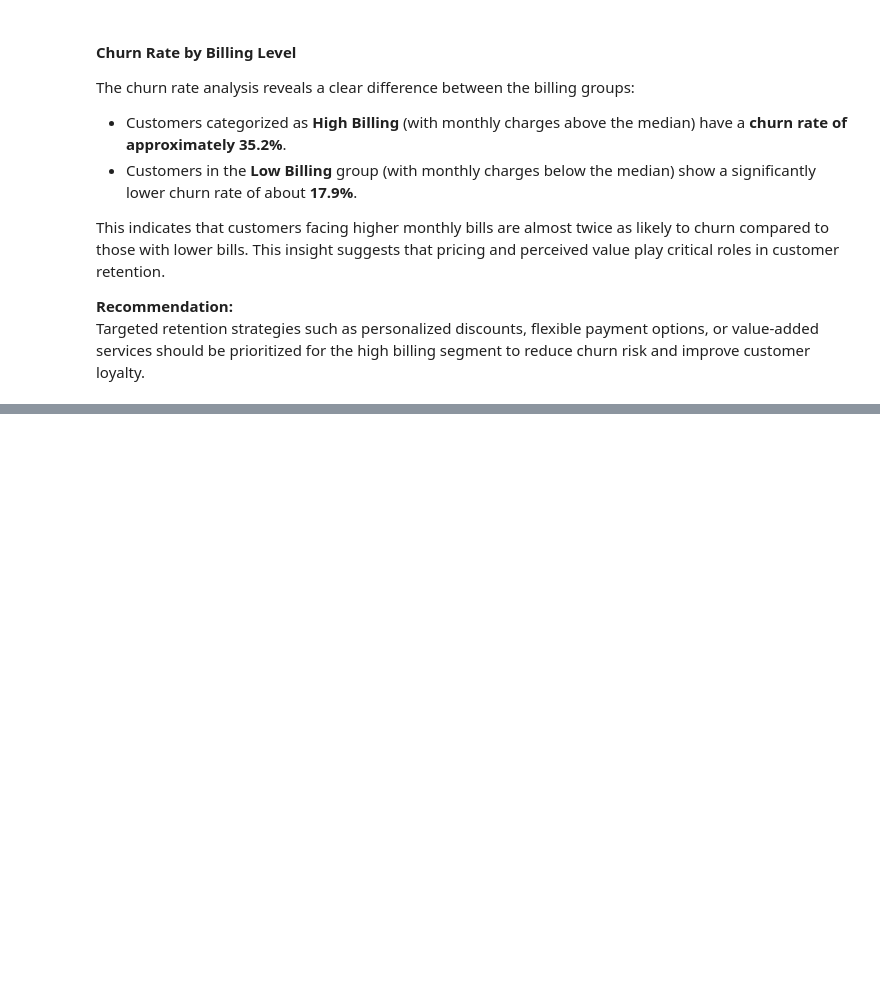
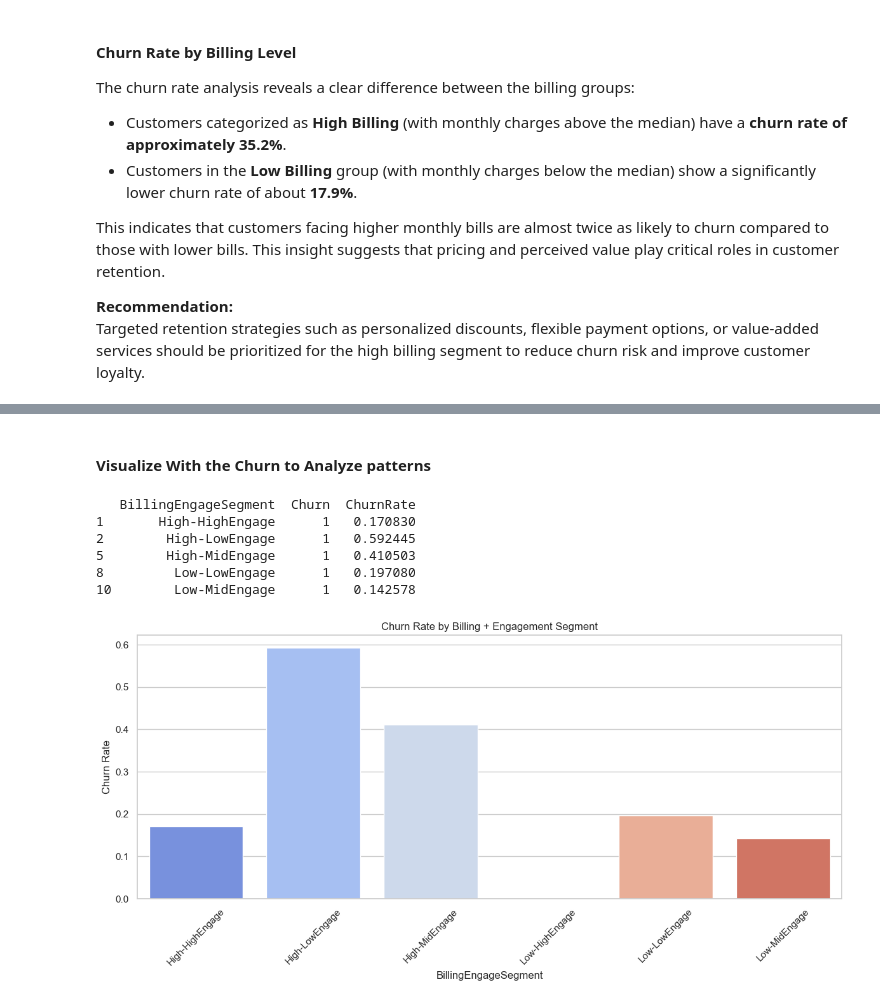
Before and after one commit to yugan243/Telco-Customer-Churn, a Jupyter notebook: Notebooks/2_class_imbalance_analysis.ipynb, the cells around one changed output, grey strips where cells are left out. Cells and saved outputs as stored; diff of their text form; code cells hidden in the pictures; blank space fills up the shorter version.

```diff
--- a/Notebooks/2_class_imbalance_analysis.ipynb
+++ b/Notebooks/2_class_imbalance_analysis.ipynb
@@ -398,0 +508,42 @@ Targeted retention strategies such as personalized discounts, flexible payment o
+# %% [markdown]
+#### Visualize With the Churn to Analyze patterns
+# %%
+# Calculate churn rates for each segment
+churn_rates = (
+    df.groupby('BillingEngageSegment')['Churn']
+    .value_counts(normalize=True)
+    .rename('ChurnRate')
+    .reset_index()
+    .query('Churn == 1')
+)
+
+print(churn_rates)
+
+# define custom logical order
+segment_order = sorted(df['BillingEngageSegment'].unique())
+churn_rates['BillingEngageSegment'] = pd.Categorical(
+    churn_rates['BillingEngageSegment'], categories=segment_order, ordered=True
+)
+
+# Visualize
+plt.figure(figsize=(12, 6))
+sns.barplot(
+    data=churn_rates,
+    x='BillingEngageSegment',
+    y='ChurnRate',
+    palette='coolwarm'
+)
+plt.xticks(rotation=45)
+plt.title('Churn Rate by Billing + Engagement Segment')
+plt.ylabel('Churn Rate')
+plt.xlabel('BillingEngageSegment')
+plt.tight_layout()
+plt.show()
+# %% [output]
+   BillingEngageSegment  Churn  ChurnRate
+1       High-HighEngage      1   0.170830
+2        High-LowEngage      1   0.592445
+5        High-MidEngage      1   0.410503
+8         Low-LowEngage      1   0.197080
+10        Low-MidEngage      1   0.142578
+[figure, added]
```
Also changed, not shown: parts of 21 cells of this notebook, 2 other files.
